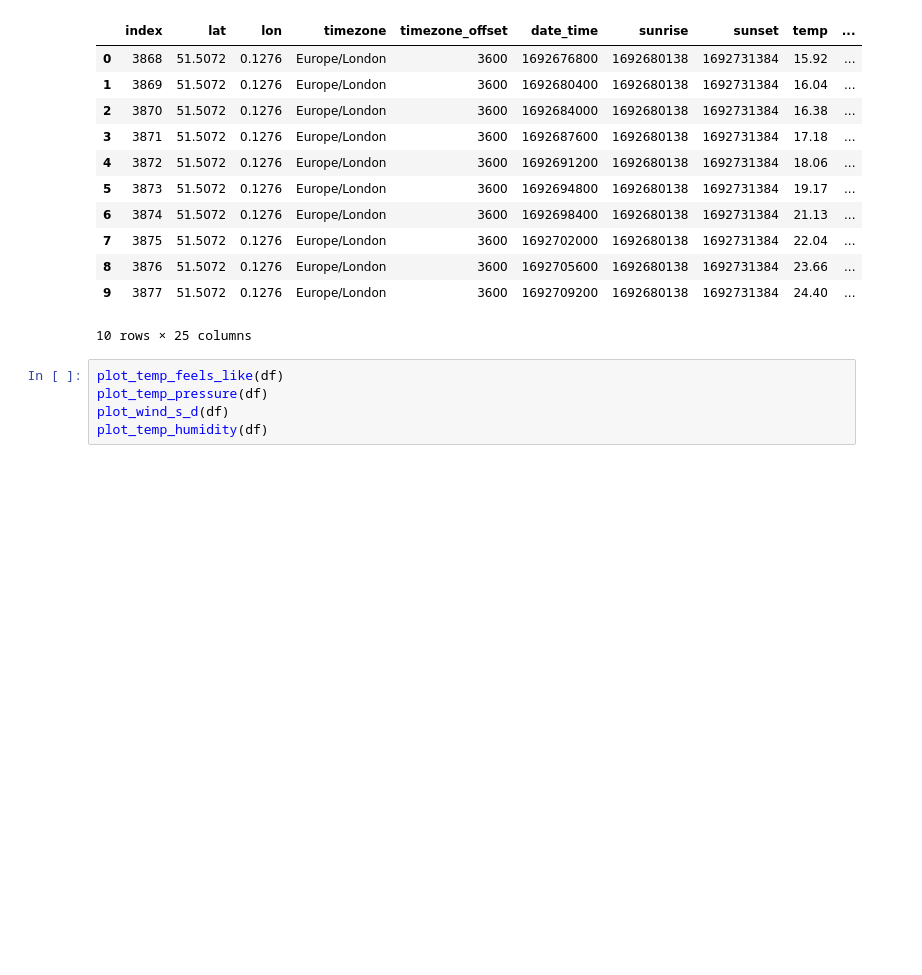
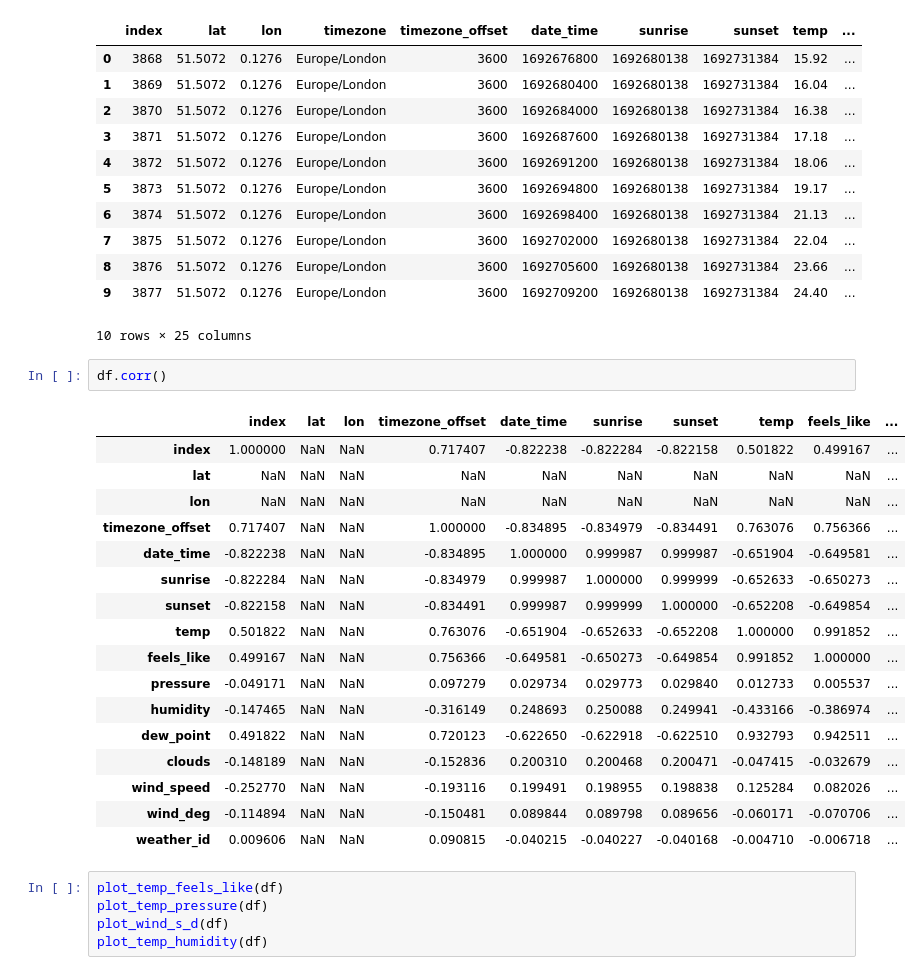
Before and after one commit to Jackleept/Weather, a Jupyter notebook: scratch.ipynb, the cells around one changed output. Drawn from its saved outputs; the diff is of its cells as text; blank space fills up the shorter version.

```diff
--- a/scratch.ipynb
+++ b/scratch.ipynb
@@ -1615,6 +1615,26 @@ df.head(10)
 | 8 | 3876 | 51.5072 | 0.1276 | Europe/London | 3600 | 1692705600 | 1692680138 | 1692731384 | 23.66 | ... |
 | 9 | 3877 | 51.5072 | 0.1276 | Europe/London | 3600 | 1692709200 | 1692680138 | 1692731384 | 24.40 | ... |
 10 rows × 25 columns
+# %%
+df.corr()
+# %% [output]
+|  | index | lat | lon | timezone_offset | date_time | sunrise | sunset | temp | feels_like | ... |
+| index | 1.000000 | NaN | NaN | 0.717407 | -0.822238 | -0.822284 | -0.822158 | 0.501822 | 0.499167 | ... |
+| lat | NaN | NaN | NaN | NaN | NaN | NaN | NaN | NaN | NaN | ... |
+| lon | NaN | NaN | NaN | NaN | NaN | NaN | NaN | NaN | NaN | ... |
+| timezone_offset | 0.717407 | NaN | NaN | 1.000000 | -0.834895 | -0.834979 | -0.834491 | 0.763076 | 0.756366 | ... |
+| date_time | -0.822238 | NaN | NaN | -0.834895 | 1.000000 | 0.999987 | 0.999987 | -0.651904 | -0.649581 | ... |
+| sunrise | -0.822284 | NaN | NaN | -0.834979 | 0.999987 | 1.000000 | 0.999999 | -0.652633 | -0.650273 | ... |
+| sunset | -0.822158 | NaN | NaN | -0.834491 | 0.999987 | 0.999999 | 1.000000 | -0.652208 | -0.649854 | ... |
+| temp | 0.501822 | NaN | NaN | 0.763076 | -0.651904 | -0.652633 | -0.652208 | 1.000000 | 0.991852 | ... |
+| feels_like | 0.499167 | NaN | NaN | 0.756366 | -0.649581 | -0.650273 | -0.649854 | 0.991852 | 1.000000 | ... |
+| pressure | -0.049171 | NaN | NaN | 0.097279 | 0.029734 | 0.029773 | 0.029840 | 0.012733 | 0.005537 | ... |
+| humidity | -0.147465 | NaN | NaN | -0.316149 | 0.248693 | 0.250088 | 0.249941 | -0.433166 | -0.386974 | ... |
+| dew_point | 0.491822 | NaN | NaN | 0.720123 | -0.622650 | -0.622918 | -0.622510 | 0.932793 | 0.942511 | ... |
+| clouds | -0.148189 | NaN | NaN | -0.152836 | 0.200310 | 0.200468 | 0.200471 | -0.047415 | -0.032679 | ... |
+| wind_speed | -0.252770 | NaN | NaN | -0.193116 | 0.199491 | 0.198955 | 0.198838 | 0.125284 | 0.082026 | ... |
+| wind_deg | -0.114894 | NaN | NaN | -0.150481 | 0.089844 | 0.089798 | 0.089656 | -0.060171 | -0.070706 | ... |
+| weather_id | 0.009606 | NaN | NaN | 0.090815 | -0.040215 | -0.040227 | -0.040168 | -0.004710 | -0.006718 | ... |
 # %%
 plot_temp_feels_like(df)
 plot_temp_pressure(df)
```
Also changed, not shown: 2 other files.
